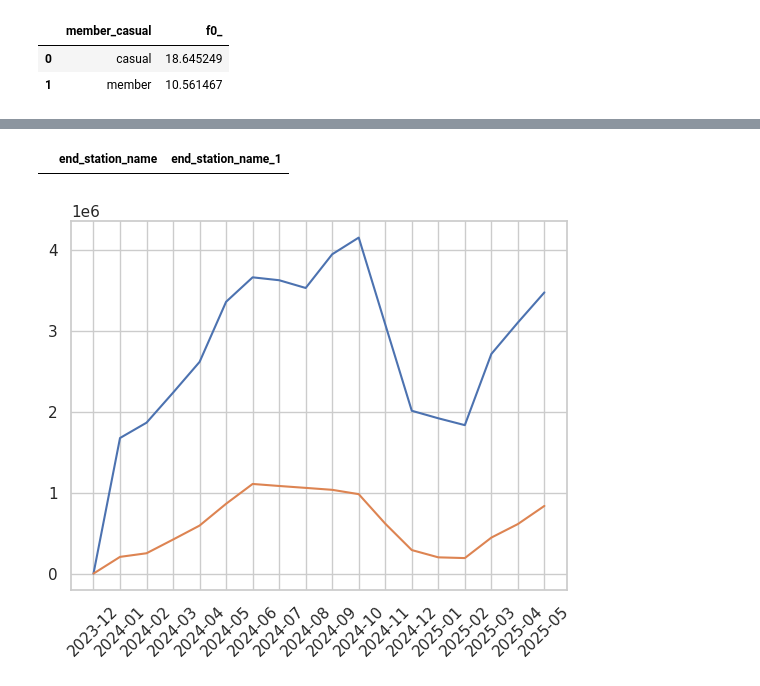
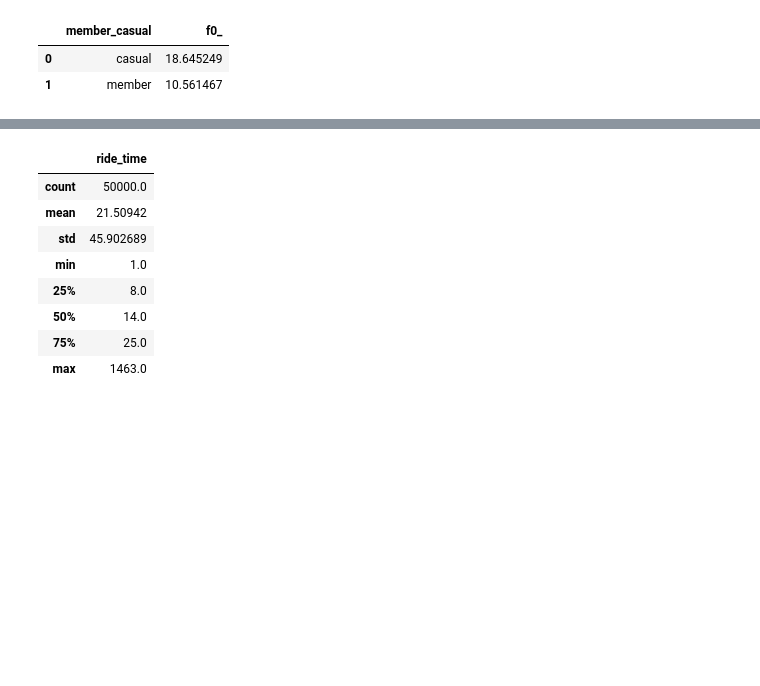
Before and after one commit to olshevskaa/citibike-nyc, a Jupyter notebook: notebooks/citibike.ipynb, the cells around one changed output, grey strips where cells are left out. Cells and saved outputs as stored; diff of their text form; code cells hidden in the pictures; blank space fills up the shorter version.

```diff
--- a/notebooks/citibike.ipynb
+++ b/notebooks/citibike.ipynb
@@ -824,46 +808,20 @@ df_start_station
-# %%
-query = f"""
-SELECT * FROM
-    (SELECT end_station_name
-    FROM {cleaned_table_ref}
-    GROUP BY end_station_name
-    ORDER BY COUNT(CASE WHEN member_casual = 'member' THEN 1 ELSE NULL END) DESC
-    LIMIT 10) as member_start
-        INNER JOIN (
-    SELECT end_station_name
-    FROM {cleaned_table_ref}
-    GROUP BY end_station_name
-    ORDER BY COUNT(CASE WHEN member_casual = 'casual' THEN 1 ELSE NULL END) DESC
-    LIMIT 10) as casual_start
-    ON member_start.end_station_name = casual_start.end_station_name
-"""
-
-df_start_station = client.query(query).to_dataframe()
-df_start_station
-# %% [output]
-|  | end_station_name | end_station_name_1 |
-# %%
-query = f"""
-    SELECT
-        FORMAT_TIMESTAMP('%Y-%m', started_at) AS year_month,
-        member_casual,
-        COUNT(*) as cnt
-    FROM {cleaned_table_ref}"""  """
-    GROUP BY year_month, member_casual
-"""
-
-df = client.query(query).to_dataframe()
-
-df_classic = df[df['member_casual'] == 'member']
-df_electric = df[df['member_casual'] == 'casual']
-
-df_classic = df_classic.sort_values(by='year_month')
-df_electric = df_electric.sort_values(by='year_month')
-
-plt.plot(df_classic['year_month'], df_classic['cnt'])
-plt.plot(df_electric['year_month'], df_electric['cnt'])
-
-plt.xticks(rotation=45)
-plt.show()
-# %% [output]
-[figure, removed]
+# %%
+query = f"""
+    SELECT ride_time
+    FROM {cleaned_table_ref}
+    WHERE member_casual = 'casual' AND rideable_type = 'classic_bike' AND RAND() < 0.1
+    LIMIT 50000
+"""
+
+casual_classic_time = client.query(query).to_dataframe()
+casual_classic_time.describe()
+# %% [output]
+|  | ride_time |
+| count | 50000.0 |
+| mean | 21.50942 |
+| std | 45.902689 |
+| min | 1.0 |
+| 25% | 8.0 |
+| 50% | 14.0 |
+| 75% | 25.0 |
+| max | 1463.0 |
```
Also changed, not shown: parts of 43 cells of this notebook.
